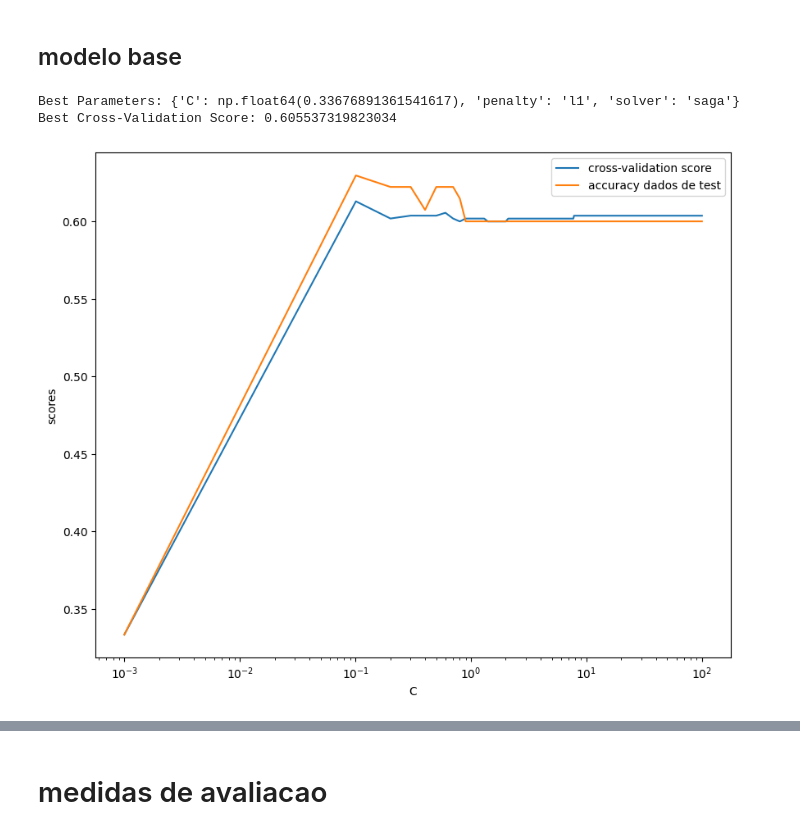
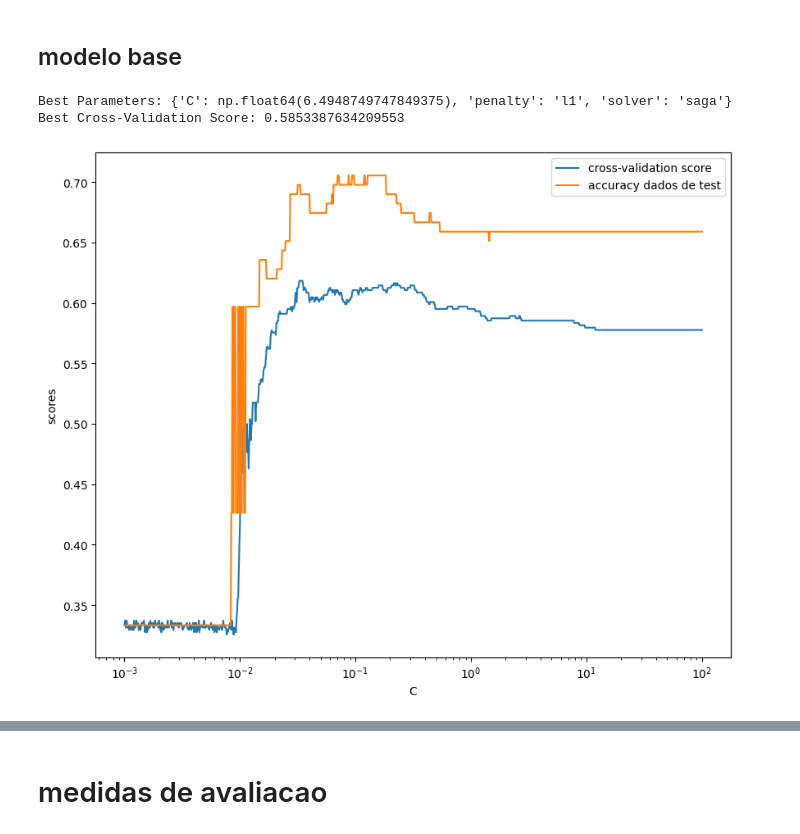
Before and after one commit to jepe06/Project-One---Fatigue-Index, a Jupyter notebook: Model RegLog 08.ipynb, the cells around one changed output, grey strips where cells are left out. Saved outputs shown, nothing was run; the diff lists cells and outputs as text; code cells hidden in the pictures.

```diff
--- a/Model RegLog 08.ipynb
+++ b/Model RegLog 08.ipynb
@@ -41,7 +41,7 @@ X_train.shape, X_test.shape
 #warnings.filterwarnings("ignore")
 
 # Define the model
-model = LogisticRegression(max_iter=1000)
+model = LogisticRegression(max_iter=5000)
 
 # Define the hyperparameter distribution
 param_dist = {
@@ -53,7 +53,7 @@ param_dist = {
 # Perform Randomized Search with Cross-Validation
 random_search = RandomizedSearchCV(estimator=model,
                                    param_distributions=param_dist, # Hyperparameter distribution
-                                   n_iter=1000, # iterations
+                                   n_iter=70, # iterations
                                    cv=7, # cross-validation
                                    scoring='accuracy', # metric
                                    random_state=21) # seed
@@ -63,8 +63,8 @@ random_search.fit(X_train, y_train)
 print("Best Parameters:", random_search.best_params_)
 print("Best Cross-Validation Score:", random_search.best_score_)
 # %% [output]
-Best Parameters: {'C': np.float64(0.33676891361541617), 'penalty': 'l1', 'solver': 'saga'}
-Best Cross-Validation Score: 0.605537319823034
+Best Parameters: {'C': np.float64(6.4948749747849375), 'penalty': 'l1', 'solver': 'saga'}
+Best Cross-Validation Score: 0.5853387634209553
 # %%
 import matplotlib.pyplot as plt
 import numpy as np
@@ -74,37 +74,37 @@ from sklearn.metrics import accuracy_score
 
 
 # Define the range for hyperparameters
-C = np.arange(0.001, 100, 0.1)
+C = np.logspace(-2.5, 2, num=1000) #np.arange(0.001, 100, 0.1)
 a = []
 acc = []
 
 # Loop over C and l1_ratio to calculate cross-validation scores
 for c in C:
     model = LogisticRegression(C=c, penalty="l1", max_iter=1000, solver='saga')
     scores = cross_val_score(model, X_train, y_train, cv=7, scoring='accuracy')
     a.append(scores.mean())
     model.fit(X_train, y_train)
 
     y_pred = model.predict(X_test)
     test_accuracy = accuracy_score(y_test, y_pred)
     acc.append(test_accuracy)
 
 
 # Plot the 2D topographic map using contour
 plt.figure(figsize=(10, 8))
 
 plt.plot(C, a, label="cross-validation score")
 plt.plot(C, acc, label="accuracy dados de test")
 plt.legend()
 
 # Add labels and title
 plt.xlabel('C')
 plt.ylabel('scores')
 plt.xscale('log')
 
 plt.show()
 # %% [output]
-[figure, old version]
+[figure, new version]
 # %%
 # Define the model with the best parameters
 best_model = LogisticRegression(
```
Also changed, not shown: parts of 8 cells of this notebook, 15 other files.
